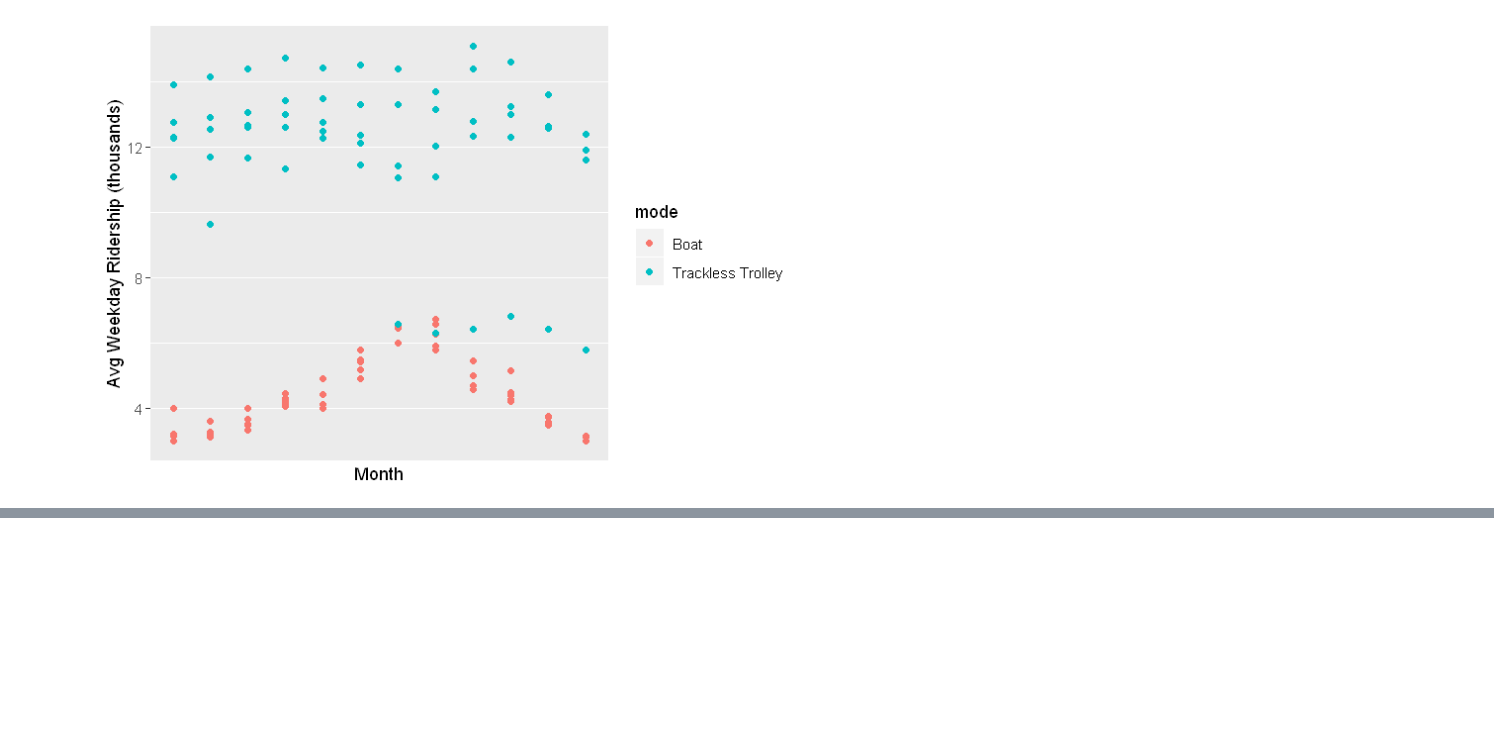
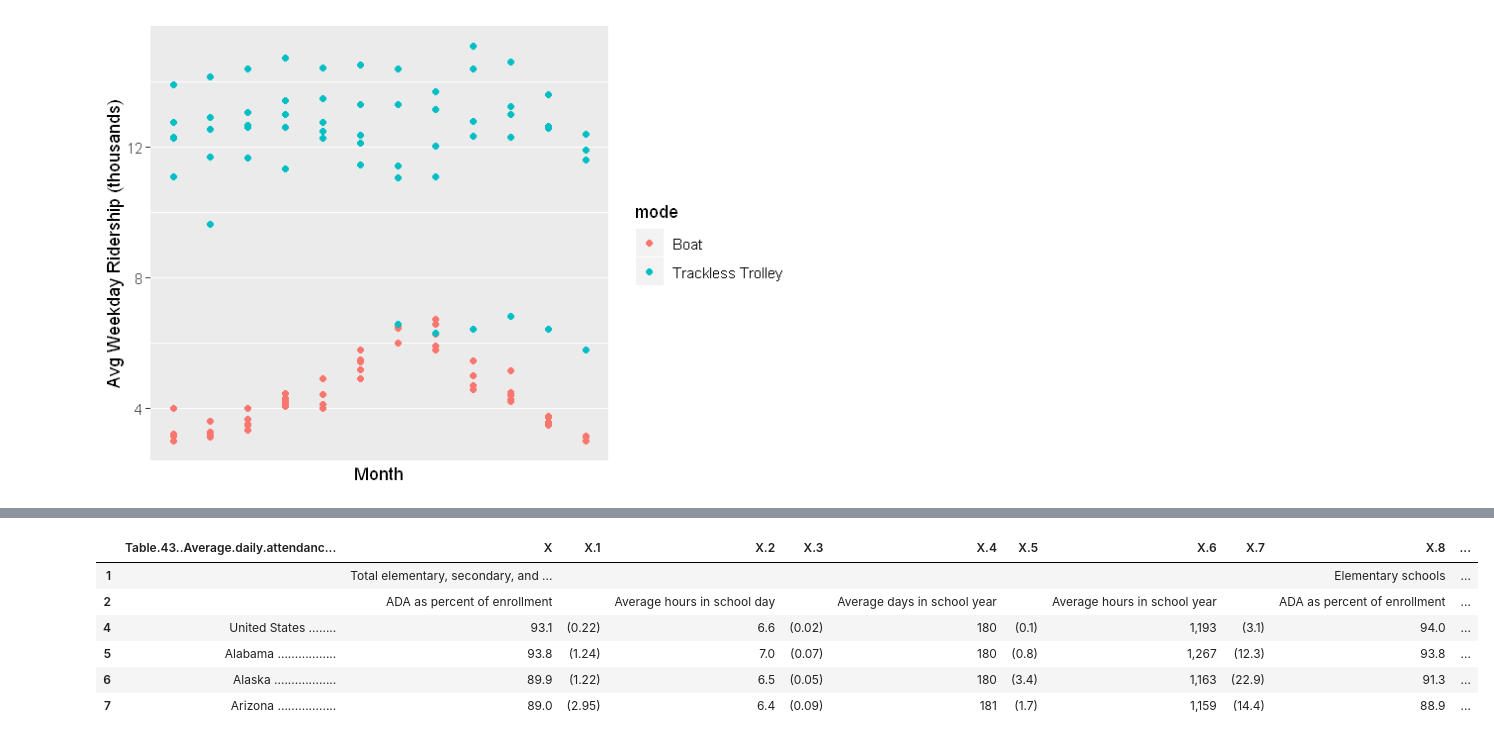
Before and after one commit to KarinRoe/R_datacamp, a Jupyter notebook: Case_studies_Importing_Cleaning.ipynb, the cells around one changed output, grey strips where cells are left out. Drawn from its saved outputs; the diff is of its cells as text; code cells hidden in the pictures; blank space fills up the shorter version.

Commit message:
nutrition analysis and school attendance case

```diff
--- a/Case_studies_Importing_Cleaning.ipynb
+++ b/Case_studies_Importing_Cleaning.ipynb
@@ -445,0 +671,6 @@ ggplot(mbta_boat, aes(x = month, y = thou_riders, col = mode)) +
+# %%
+# Load the gdata package
+library(gdata)
+
+# Import the spreadsheet: att
+att <- read.xls("attendance.xls", perl = "C:\\Perl64\\bin\\perl.exe")
@@ -445,0 +758,15 @@ ggplot(mbta_boat, aes(x = month, y = thou_riders, col = mode)) +
+# %%
+# Create remove
+remove <- c(3, 56:59)
+
+# Create att2
+att2 <- att[-remove,]
+head(att2)
+# %% [output]
+|  | Table.43..Average.daily.attendanc... | X | X.1 | X.2 | X.3 | X.4 | X.5 | X.6 | X.7 | X.8 | ... |
+| 1 |  | Total elementary, secondary, and ... |  |  |  |  |  |  |  | Elementary schools | ... |
+| 2 |  | ADA as percent of enrollment |  | Average hours in school day |  | Average days in school year |  | Average hours in school year |  | ADA as percent of enrollment | ... |
+| 4 | United States ........ | 93.1 | (0.22) | 6.6 | (0.02) | 180 | (0.1) | 1,193 | (3.1) | 94.0 | ... |
+| 5 | Alabama ................. | 93.8 | (1.24) | 7.0 | (0.07) | 180 | (0.8) | 1,267 | (12.3) | 93.8 | ... |
+| 6 | Alaska .................. | 89.9 | (1.22) | 6.5 | (0.05) | 180 | (3.4) | 1,163 | (22.9) | 91.3 | ... |
+| 7 | Arizona ................. | 89.0 | (2.95) | 6.4 | (0.09) | 181 | (1.7) | 1,159 | (14.4) | 88.9 | ... |
```
Also changed, not shown: parts of 37 cells of this notebook.
